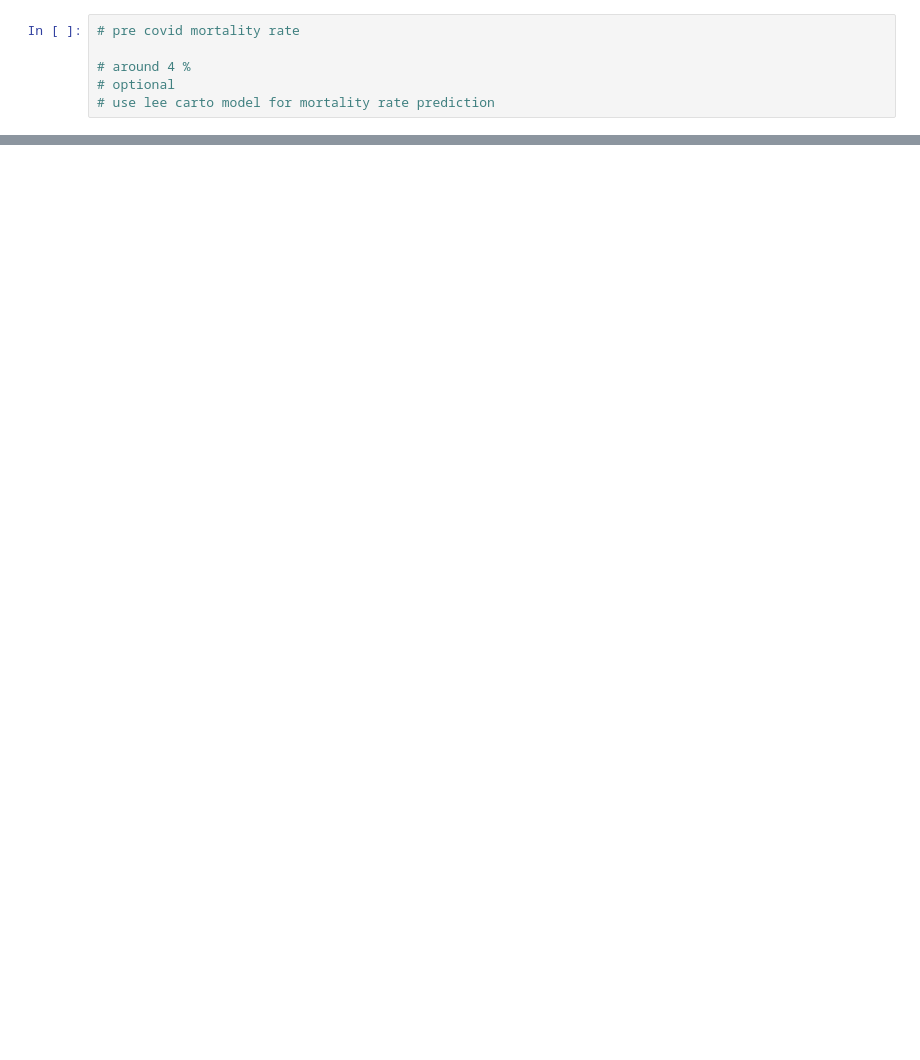
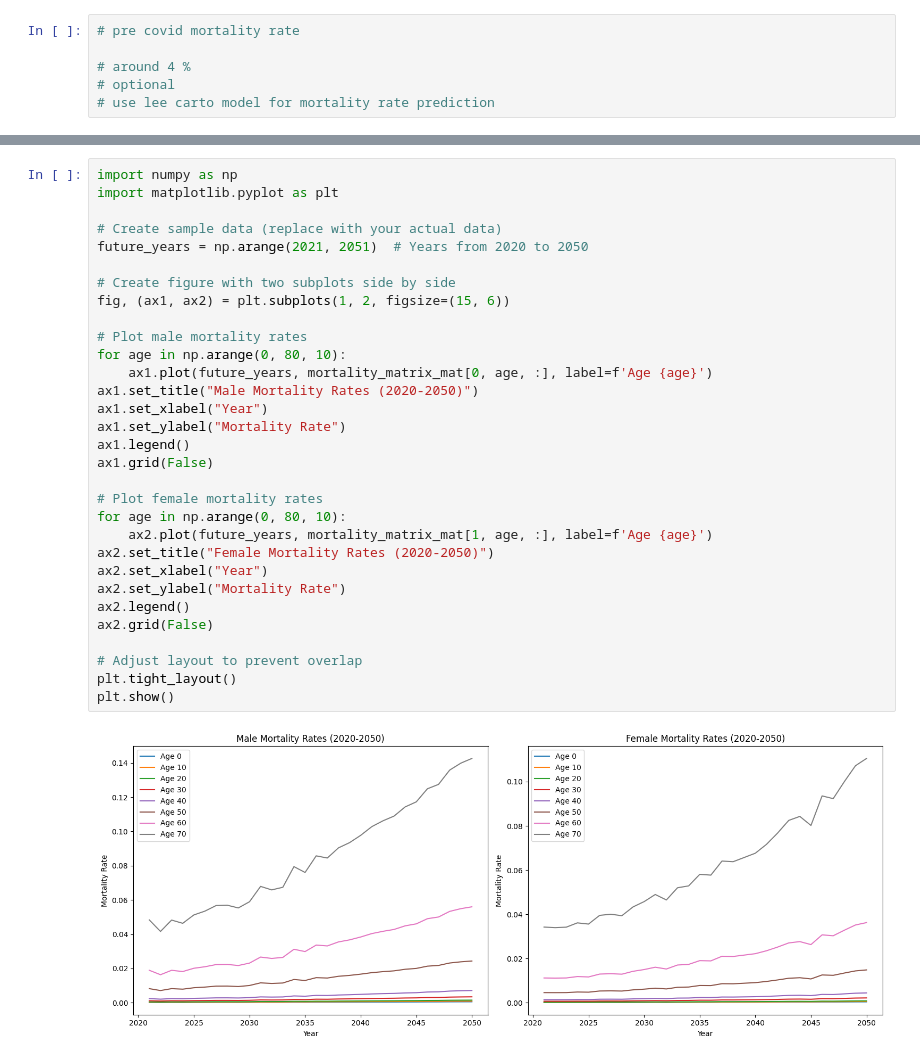
Before and after one commit to haolong2001/demos_v_matrix, a Jupyter notebook: preprocess_py/popu_forecase.ipynb, the cells around one changed output, grey strips where cells are left out. Drawn from its saved outputs; the diff is of its cells as text; blank space fills up the shorter version.

```diff
--- a/preprocess_py/popu_forecase.ipynb
+++ b/preprocess_py/popu_forecase.ipynb
@@ -172,0 +264,33 @@ plt.show()
+# %%
+import numpy as np
+import matplotlib.pyplot as plt
+
+# Create sample data (replace with your actual data)
+future_years = np.arange(2021, 2051)  # Years from 2020 to 2050
+
+# Create figure with two subplots side by side
+fig, (ax1, ax2) = plt.subplots(1, 2, figsize=(15, 6))
+
+# Plot male mortality rates
+for age in np.arange(0, 80, 10):
+    ax1.plot(future_years, mortality_matrix_mat[0, age, :], label=f'Age {age}')
+ax1.set_title("Male Mortality Rates (2020-2050)")
+ax1.set_xlabel("Year")
+ax1.set_ylabel("Mortality Rate")
+ax1.legend()
+ax1.grid(False)
+
+# Plot female mortality rates
+for age in np.arange(0, 80, 10):
+    ax2.plot(future_years, mortality_matrix_mat[1, age, :], label=f'Age {age}')
+ax2.set_title("Female Mortality Rates (2020-2050)")
+ax2.set_xlabel("Year")
+ax2.set_ylabel("Mortality Rate")
+ax2.legend()
+ax2.grid(False)
+
+# Adjust layout to prevent overlap
+plt.tight_layout()
+plt.show()
+# %% [output]
+[figure, added]
```
Also changed, not shown: parts of 16 cells of this notebook, 36 other files.
